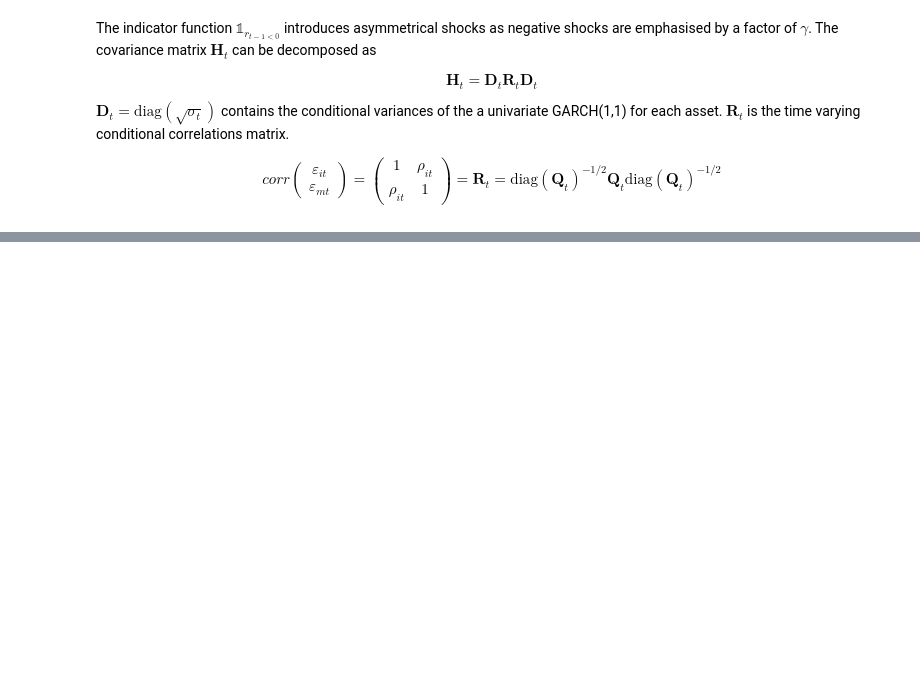
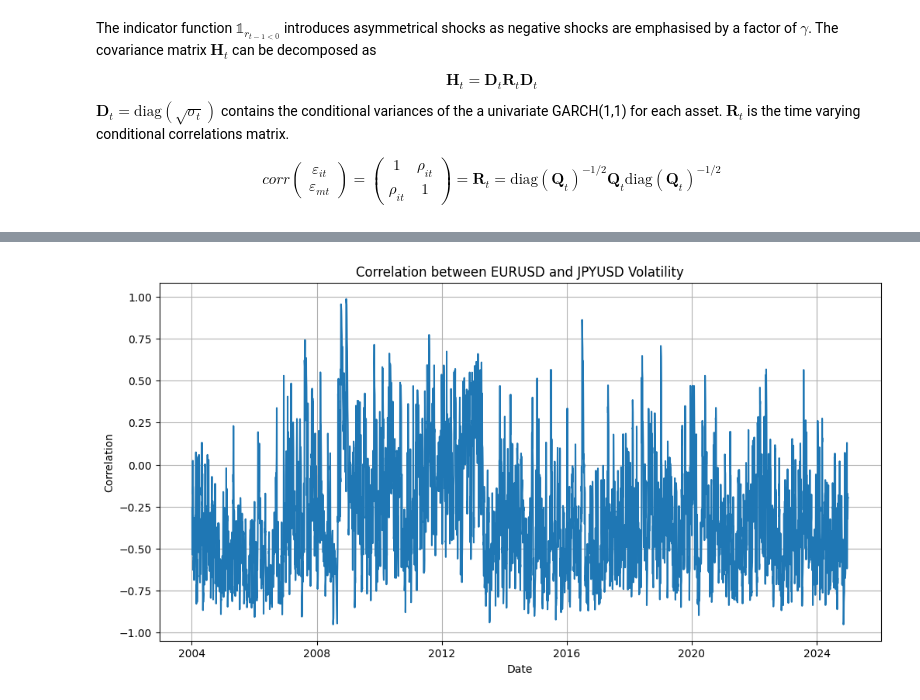
Before and after one commit to SboneloMdluli/Financial-Engineering-Forum-Posts, a Jupyter notebook: systematic_risk.ipynb, the cells around one changed output, grey strips where cells are left out. Saved outputs shown, nothing was run; the diff lists cells and outputs as text; code cells hidden in the pictures; blank space fills up the shorter version.

```diff
--- a/systematic_risk.ipynb
+++ b/systematic_risk.ipynb
@@ -98,0 +215,11 @@ Q_t = \left( 1-\alpha-\beta \right)S+\alpha\left( \varepsilon_{t-1} \varepsilon_
+# %%
+def stationarity_condition(params):
+  alpha, beta = params
+  return 1.0 - (alpha + beta)
+# %%
+inital_vals = [0.02,0.9]
+cons = ({'type': 'ineq', 'fun': stationarity_condition})
+bounds = [(0, 1), (0, 1)]
+# %%
+res = minimize(objective, inital_vals,method='SLSQP', bounds=bounds, args=(Q_bar,eu_yn_std), constraints=cons)
+res
@@ -98,0 +236,17 @@ Q_t = \left( 1-\alpha-\beta \right)S+\alpha\left( \varepsilon_{t-1} \varepsilon_
+# %%
+alpha , beta = res.x
+cond_corr = conditional_corr(alpha,beta,Q_bar,eu_yn_std)
+corr = []
+for rt in cond_corr:
+  corr.append(rt[0,1])
+corr_with_dates = pd.Series(corr, index=eu_usd.index[2:])
+# %%
+plt.figure(figsize=(12, 6))
+plt.plot(corr_with_dates)
+plt.title('Correlation between EURUSD and JPYUSD Volatility')
+plt.xlabel('Date')
+plt.ylabel('Correlation')
+plt.grid(True)
+plt.show()
+# %% [output]
+[figure, added]
```
Also changed, not shown: parts of 19 cells of this notebook.
